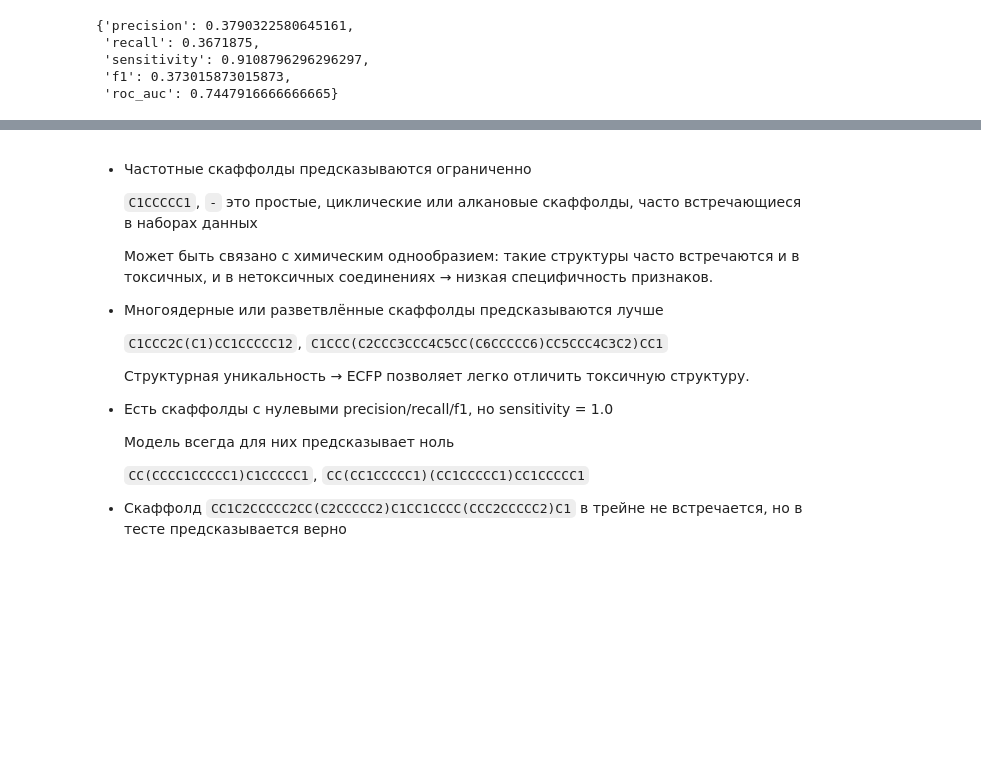
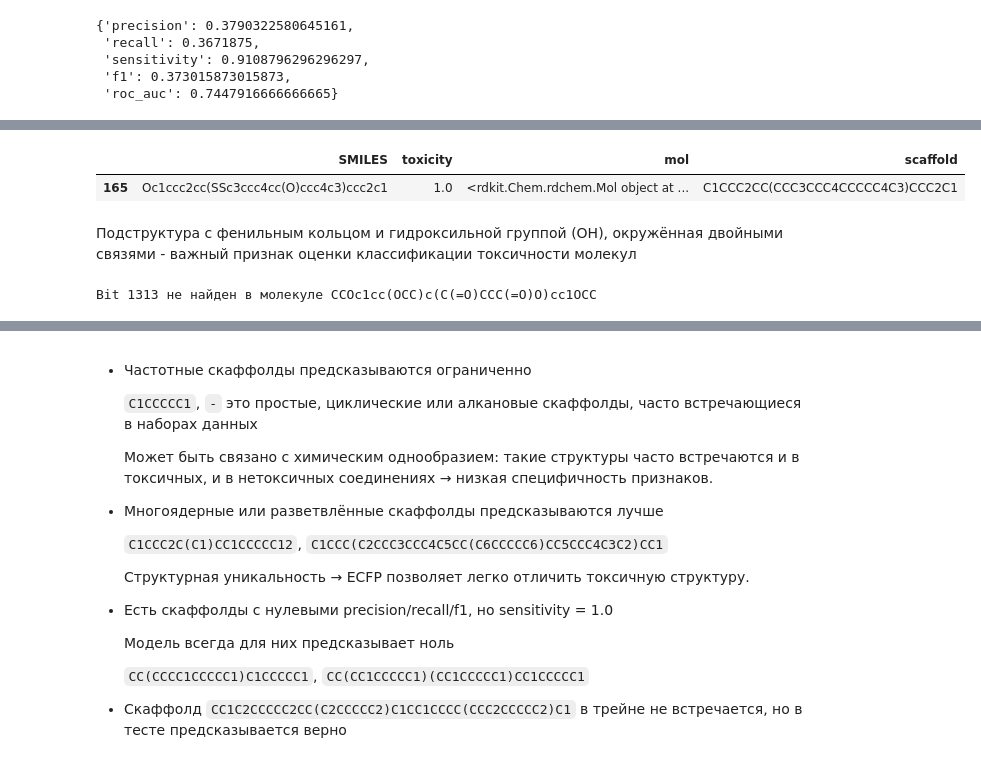
Before and after one commit to GavrilenkoA/Toxicity-Prediction, a Jupyter notebook: notebooks/experiments.ipynb, the cells around one changed output, grey strips where cells are left out. Saved outputs shown, nothing was run; the diff lists cells and outputs as text; code cells hidden in the pictures; blank space fills up the shorter version.

Commit message:
add rdkit decoding

```diff
--- a/notebooks/experiments.ipynb
+++ b/notebooks/experiments.ipynb
@@ -656,3 +715,43 @@ compute_metrics(y_test, y_pred, y_proba)
+# %%
+df_test_random_split[df_test_random_split['SMILES'] == 'Oc1ccc2cc(SSc3ccc4cc(O)ccc4c3)ccc2c1']
+# %% [output]
+|  | SMILES | toxicity | mol | scaffold |
+| 165 | Oc1ccc2cc(SSc3ccc4cc(O)ccc4c3)ccc2c1 | 1.0 | <rdkit.Chem.rdchem.Mol object at ... | C1CCC2CC(CCC3CCC4CCCCC4C3)CCC2C1 |
+# %% [markdown]
+Подструктура с фенильным кольцом и гидроксильной группой (OH), окружённая двойными связями - важный признак оценки классификации токсичности молекул
+# %%
+# Пример молекулы, но можно взять любую из твоего df_test_random_split
+mol = df_test_random_split.iloc[0]['mol']
+smi = df_test_random_split.iloc[0]['SMILES']
+
+# Создаём ECFP4 с сохранением bitInfo
+bitInfo = {}
+fp = AllChem.GetMorganFingerprintAsBitVect(mol, radius=2, nBits=2048, bitInfo=bitInfo)
+
+# Покажем, сколько битов установлено
+on_bits = list(fp.GetOnBits())
+print(f"{len(on_bits)} bits set: {on_bits[:5]}...")
+
+
+bit_id = top_indices[0]
+
+# Проверим, есть ли бит в текущей молекуле
+if bit_id not in bitInfo:
+    print(f"Bit {bit_id} не найден в молекуле {smi}")
+else:
+    atom_id, radius = bitInfo[bit_id][0]
+    env = Chem.FindAtomEnvironmentOfRadiusN(mol, radius, atom_id)
+    amap = {}
+    submol = Chem.PathToSubmol(mol, env, atomMap=amap)
+
+    # Визуализируем
+    img = Draw.MolToImage(submol, size=(300, 300))
+    plt.imshow(img)
+    plt.axis('off')
+    plt.title(f'Bit {bit_id} (radius={radius})')
+    plt.show()
+# %% [output]
+Bit 1313 не найден в молекуле CCOc1cc(OCC)c(C(=O)CCC(=O)O)cc1OCC
 # %%
 df_test_reindexed = df_test_random_split.reset_index(drop=True)
 # %%
```
Also changed, not shown: parts of 5 cells of this notebook.
